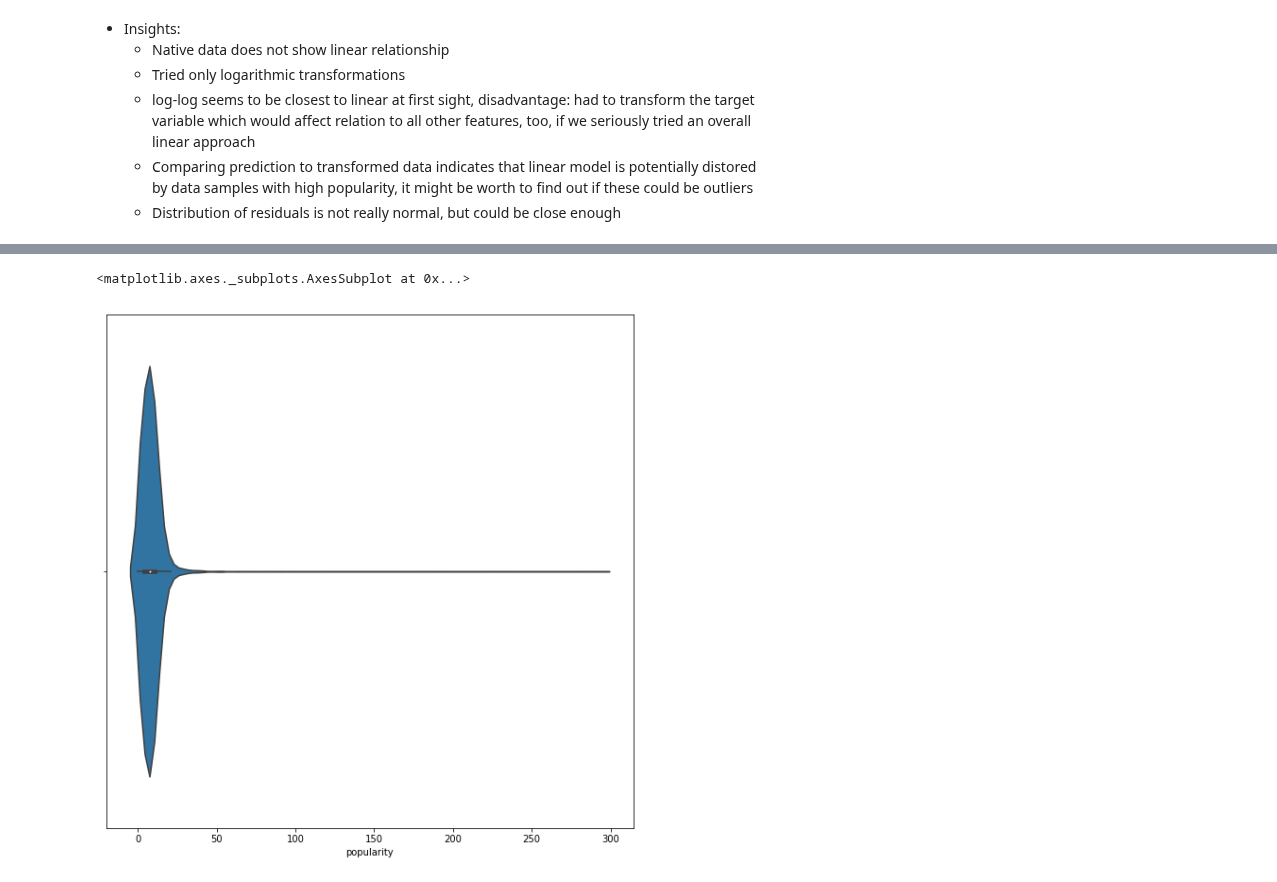
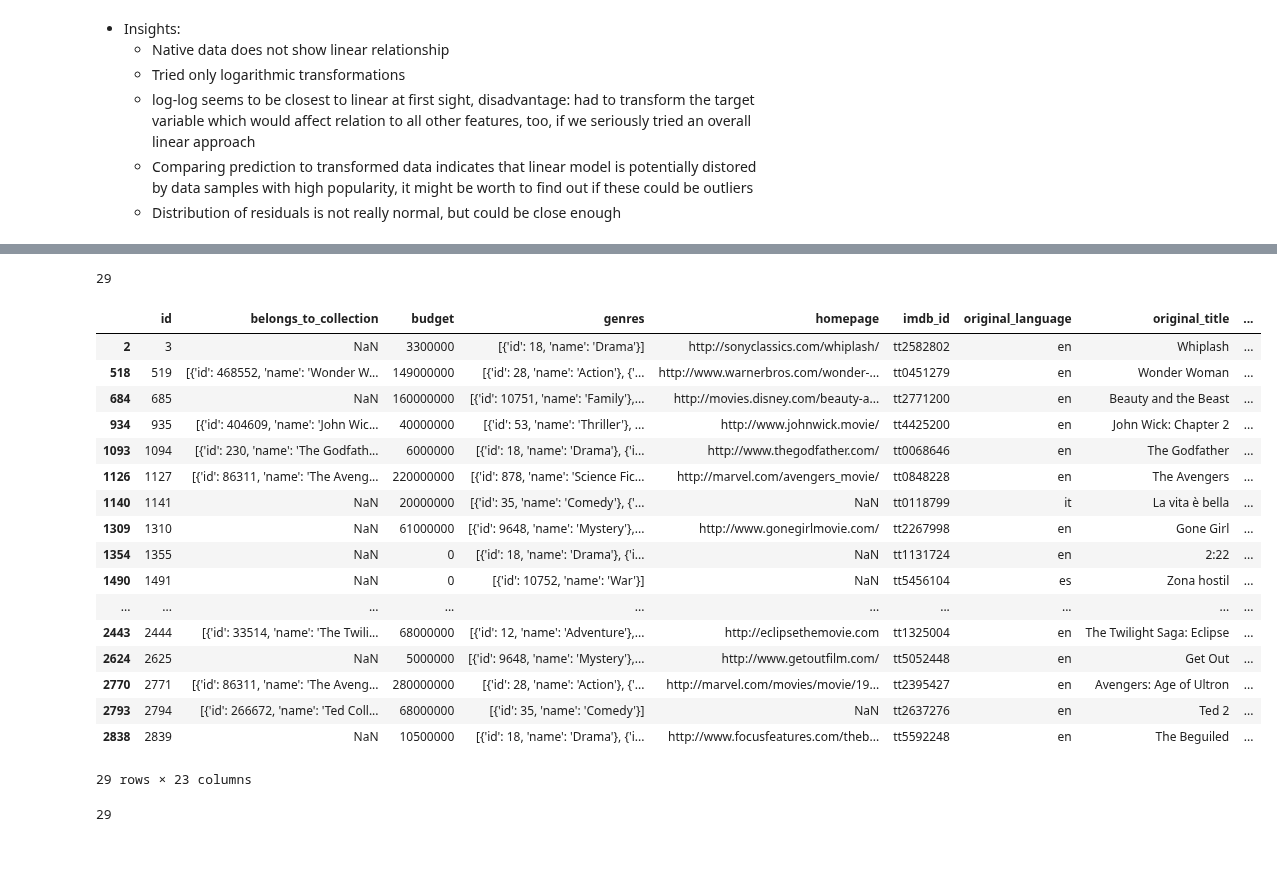
Before and after one commit to Cruzzor/BoxOffice, a Jupyter notebook: exploration_wiebke.ipynb, the cells around one changed output, grey strips where cells are left out. Saved outputs shown, nothing was run; the diff lists cells and outputs as text; code cells hidden in the pictures; blank space fills up the shorter version.

```diff
--- a/exploration_wiebke.ipynb
+++ b/exploration_wiebke.ipynb
@@ -139,6 +132,27 @@ sns.boxplot(data.popularity)
-# %%
-plt.figure(figsize=(10,10))
-sns.violinplot(data.popularity)
-# %% [output]
-<matplotlib.axes._subplots.AxesSubplot at 0x...>
-[figure, removed]
+# %%
+popularity_outliers_high = data[np.log1p(data.popularity) > 3.5]
+# %%
+len(popularity_outliers_high)
+# %% [output]
+29
+# %%
+popularity_outliers_high.head(30)
+# %% [output]
+|  | id | belongs_to_collection | budget | genres | homepage | imdb_id | original_language | original_title | ... |
+| 2 | 3 | NaN | 3300000 | [{'id': 18, 'name': 'Drama'}] | http://sonyclassics.com/whiplash/ | tt2582802 | en | Whiplash | ... |
+| 518 | 519 | [{'id': 468552, 'name': 'Wonder W... | 149000000 | [{'id': 28, 'name': 'Action'}, {'... | http://www.warnerbros.com/wonder-... | tt0451279 | en | Wonder Woman | ... |
+| 684 | 685 | NaN | 160000000 | [{'id': 10751, 'name': 'Family'},... | http://movies.disney.com/beauty-a... | tt2771200 | en | Beauty and the Beast | ... |
+| 934 | 935 | [{'id': 404609, 'name': 'John Wic... | 40000000 | [{'id': 53, 'name': 'Thriller'}, ... | http://www.johnwick.movie/ | tt4425200 | en | John Wick: Chapter 2 | ... |
+| 1093 | 1094 | [{'id': 230, 'name': 'The Godfath... | 6000000 | [{'id': 18, 'name': 'Drama'}, {'i... | http://www.thegodfather.com/ | tt0068646 | en | The Godfather | ... |
+| 1126 | 1127 | [{'id': 86311, 'name': 'The Aveng... | 220000000 | [{'id': 878, 'name': 'Science Fic... | http://marvel.com/avengers_movie/ | tt0848228 | en | The Avengers | ... |
+| 1140 | 1141 | NaN | 20000000 | [{'id': 35, 'name': 'Comedy'}, {'... | NaN | tt0118799 | it | La vita è bella | ... |
+| 1309 | 1310 | NaN | 61000000 | [{'id': 9648, 'name': 'Mystery'},... | http://www.gonegirlmovie.com/ | tt2267998 | en | Gone Girl | ... |
+| 1354 | 1355 | NaN | 0 | [{'id': 18, 'name': 'Drama'}, {'i... | NaN | tt1131724 | en | 2:22 | ... |
+| 1490 | 1491 | NaN | 0 | [{'id': 10752, 'name': 'War'}] | NaN | tt5456104 | es | Zona hostil | ... |
+| ... | ... | ... | ... | ... | ... | ... | ... | ... | ... |
+| 2443 | 2444 | [{'id': 33514, 'name': 'The Twili... | 68000000 | [{'id': 12, 'name': 'Adventure'},... | http://eclipsethemovie.com | tt1325004 | en | The Twilight Saga: Eclipse | ... |
+| 2624 | 2625 | NaN | 5000000 | [{'id': 9648, 'name': 'Mystery'},... | http://www.getoutfilm.com/ | tt5052448 | en | Get Out | ... |
+| 2770 | 2771 | [{'id': 86311, 'name': 'The Aveng... | 280000000 | [{'id': 28, 'name': 'Action'}, {'... | http://marvel.com/movies/movie/19... | tt2395427 | en | Avengers: Age of Ultron | ... |
+| 2793 | 2794 | [{'id': 266672, 'name': 'Ted Coll... | 68000000 | [{'id': 35, 'name': 'Comedy'}] | NaN | tt2637276 | en | Ted 2 | ... |
+| 2838 | 2839 | NaN | 10500000 | [{'id': 18, 'name': 'Drama'}, {'i... | http://www.focusfeatures.com/theb... | tt5592248 | en | The Beguiled | ... |
+29 rows × 23 columns
@@ -144,0 +161,4 @@ sns.violinplot(data.popularity)
+# %%
+len(popularity_outliers_low)
+# %% [output]
+29
```
Also changed, not shown: parts of 13 cells of this notebook.
